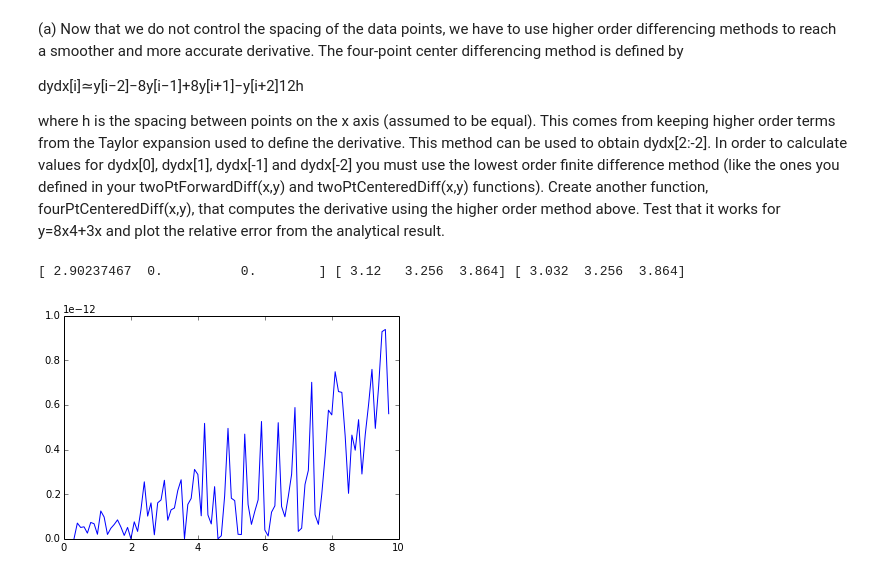
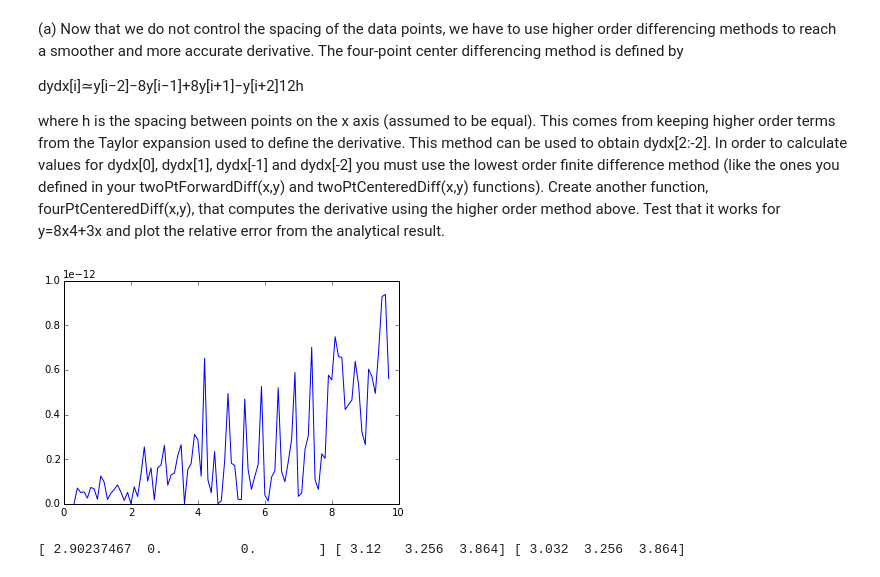
Before and after one commit to jjma3426/PHYS202-S14, a Jupyter notebook: SciPy/DifferentiationExercises.ipynb, the cells around one changed output. Saved outputs shown, nothing was run; the diff lists cells and outputs as text; code cells hidden in the pictures.

```diff
--- a/SciPy/DifferentiationExercises.ipynb
+++ b/SciPy/DifferentiationExercises.ipynb
@@ -91,23 +91,24 @@ where h is the spacing between points on the x axis (assumed to be equal). This
 # %%
 def fourPtCenteredDiff(x,y):
     dydx = np.zeros(y.shape,float)
     dydx[2:-2] = (y[:-4] - 8*y[1:-3] + 8*y[3:-1] - y[4:])/(12*(x[2]-x[1]))
     dydx[1] = (y[2]-y[1])/(x[2]-x[1])
     dydx[0] = (y[1]-y[0])/(x[1]-x[0])
     dydx[-1] = (y[-1] - y[-2])/(x[-1] - x[-2])
     dydx[-2] = (y[-2] - y[-3])/(x[-2] - x[-3])
     return dydx
 
 x = np.arange(0.,10.0,0.1)
 y = 8*x**4 + 3*x
 
 
-dydx1 = fourPtCenteredDiff(x,y)
+dydx4 = fourPtCenteredDiff(x,y)
 dydxE = 32*x**3 + 3
 
-percentError = 100*abs(dydx1[1:] - dydxE[1:])/dydxE[1:]
+percentError = 100*abs(dydx4[1:] - dydxE[1:])/dydxE[1:]
 plt.plot(x[3:-2],percentError[2:-2],label='fourPtCenteredDiff')
-print percentError[0:3],dydx1[1:4],dydxE[1:4]
+plt.show()
+print percentError[0:3],dydx4[1:4],dydxE[1:4]
 # %% [output]
+[figure, new version]
 [ 2.90237467  0.          0.        ] [ 3.12   3.256  3.864] [ 3.032  3.256  3.864]
-[figure, old version]
```
Also changed, not shown: parts of 4 cells of this notebook.
